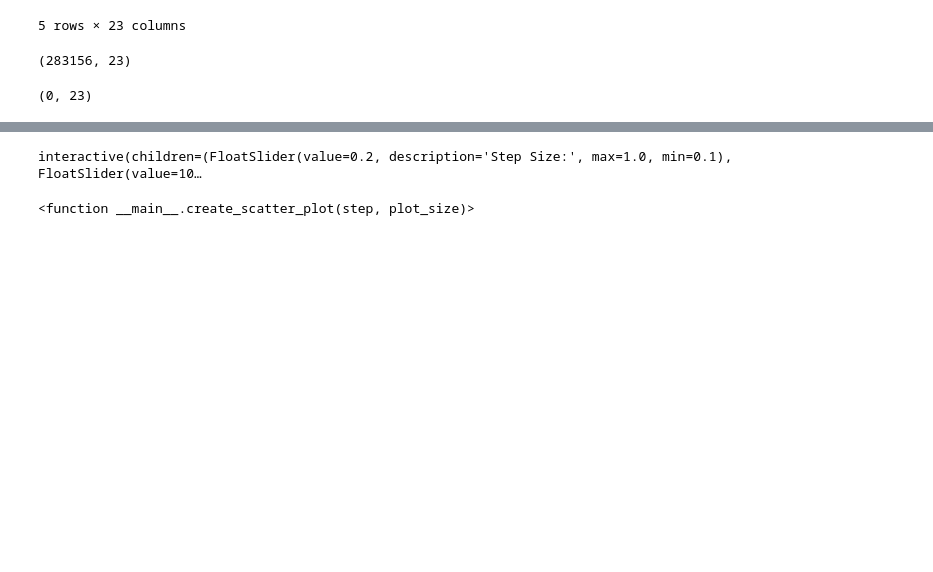
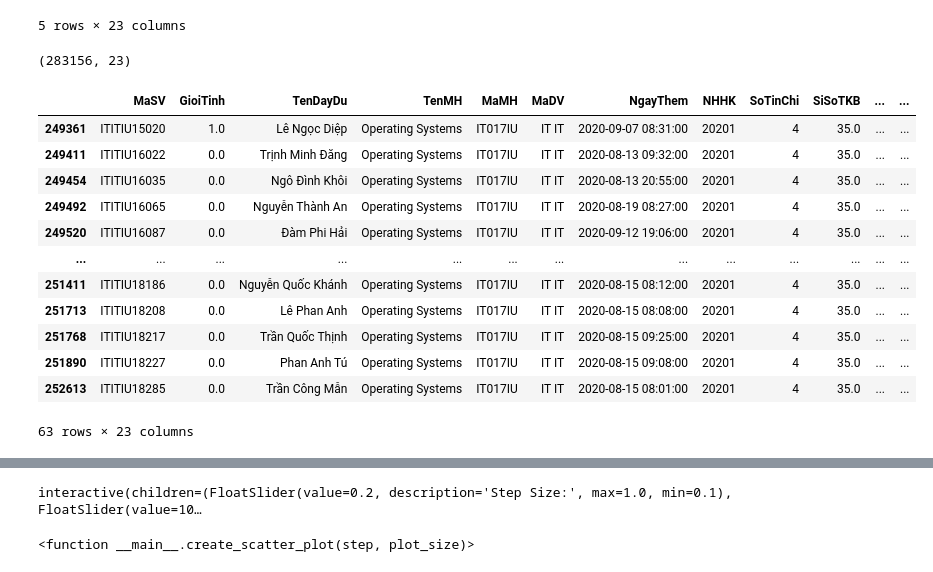
Before and after one commit to NHL04/ml-001-train-model, a Jupyter notebook: Process_data_p2-3_Time_range_visualization.ipynb, the cells around one changed output, grey strips where cells are left out. Saved outputs shown, nothing was run; the diff lists cells and outputs as text; code cells hidden in the pictures; blank space fills up the shorter version.

```diff
--- a/Process_data_p2-3_Time_range_visualization.ipynb
+++ b/Process_data_p2-3_Time_range_visualization.ipynb
@@ -209,4 +214,16 @@ df.shape
 # %%
-test_df.shape
+test_df
 # %% [output]
+|  | MaSV | GioiTinh | TenDayDu | TenMH | MaMH | MaDV | NgayThem | NHHK | SoTinChi | SiSoTKB | ... | ... |
+| 249361 | ITITIU15020 | 1.0 | Lê Ngọc Diệp | Operating Systems | IT017IU | IT IT | 2020-09-07 08:31:00 | 20201 | 4 | 35.0 | ... | ... |
+| 249411 | ITITIU16022 | 0.0 | Trịnh Minh Đăng | Operating Systems | IT017IU | IT IT | 2020-08-13 09:32:00 | 20201 | 4 | 35.0 | ... | ... |
+| 249454 | ITITIU16035 | 0.0 | Ngô Đình Khôi | Operating Systems | IT017IU | IT IT | 2020-08-13 20:55:00 | 20201 | 4 | 35.0 | ... | ... |
+| 249492 | ITITIU16065 | 0.0 | Nguyễn Thành An | Operating Systems | IT017IU | IT IT | 2020-08-19 08:27:00 | 20201 | 4 | 35.0 | ... | ... |
+| 249520 | ITITIU16087 | 0.0 | Đàm Phi Hải | Operating Systems | IT017IU | IT IT | 2020-09-12 19:06:00 | 20201 | 4 | 35.0 | ... | ... |
+| ... | ... | ... | ... | ... | ... | ... | ... | ... | ... | ... | ... | ... |
+| 251411 | ITITIU18186 | 0.0 | Nguyễn Quốc Khánh | Operating Systems | IT017IU | IT IT | 2020-08-15 08:12:00 | 20201 | 4 | 35.0 | ... | ... |
+| 251713 | ITITIU18208 | 0.0 | Lê Phan Anh | Operating Systems | IT017IU | IT IT | 2020-08-15 08:08:00 | 20201 | 4 | 35.0 | ... | ... |
+| 251768 | ITITIU18217 | 0.0 | Trần Quốc Thịnh | Operating Systems | IT017IU | IT IT | 2020-08-15 09:25:00 | 20201 | 4 | 35.0 | ... | ... |
+| 251890 | ITITIU18227 | 0.0 | Phan Anh Tú | Operating Systems | IT017IU | IT IT | 2020-08-15 09:08:00 | 20201 | 4 | 35.0 | ... | ... |
+| 252613 | ITITIU18285 | 0.0 | Trần Công Mẫn | Operating Systems | IT017IU | IT IT | 2020-08-15 08:01:00 | 20201 | 4 | 35.0 | ... | ... |
-(0, 23)
+63 rows × 23 columns
```
Also changed, not shown: parts of 7 cells of this notebook, 4 other files.
